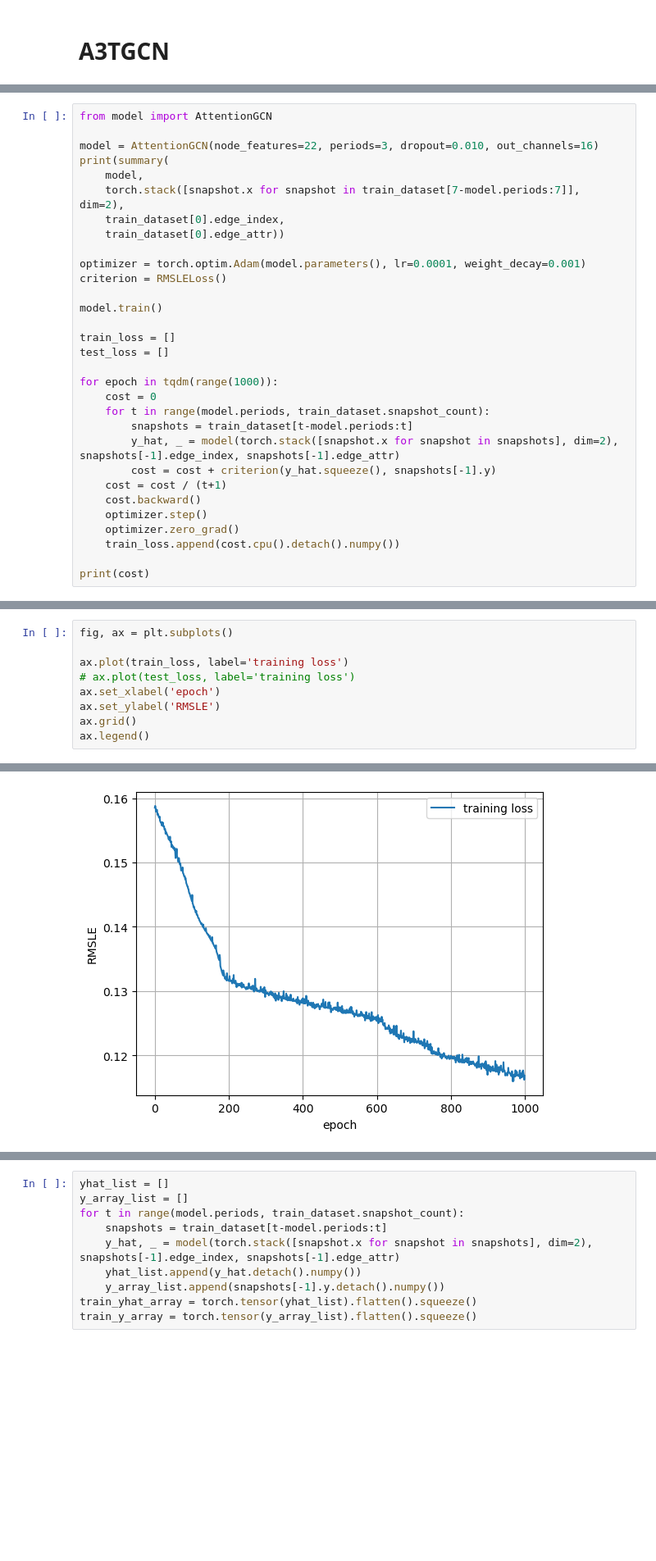
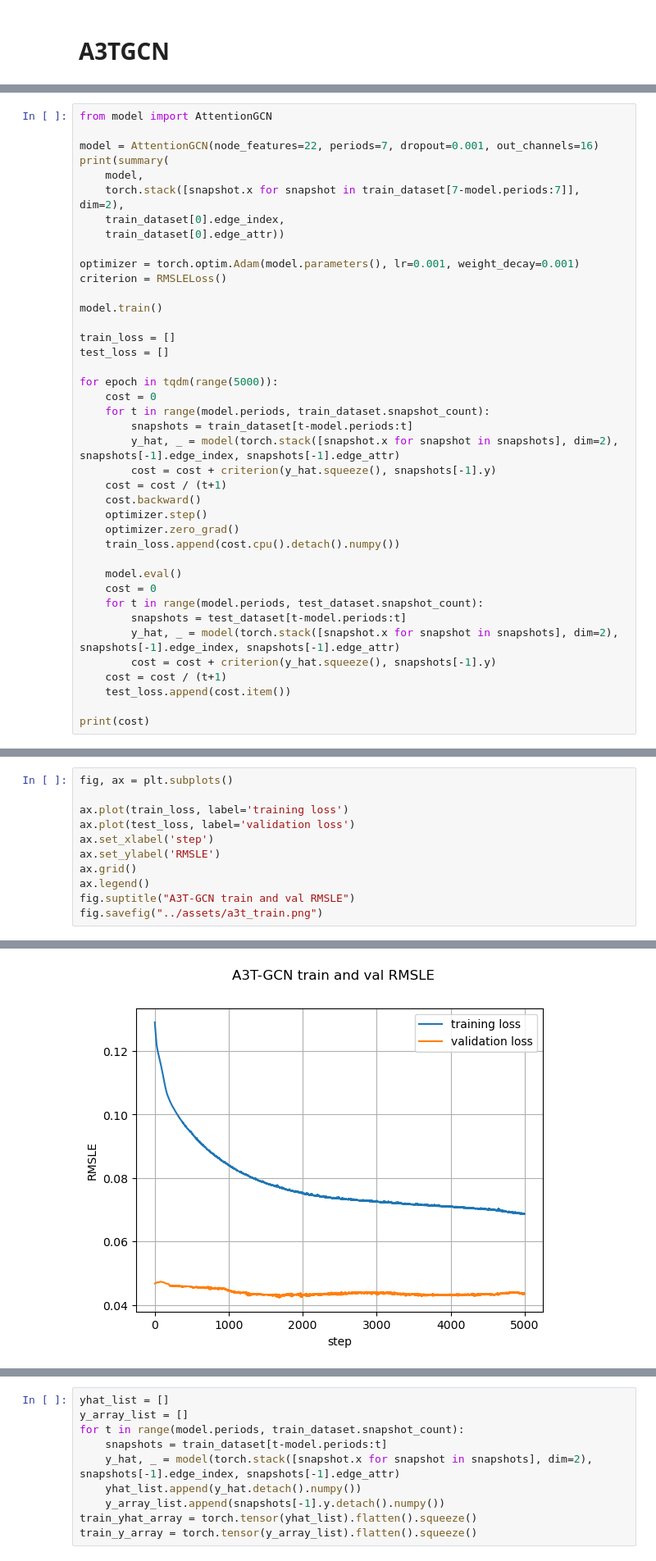
Before and after one commit to hwunrow/cgnn, a Jupyter notebook: src/main.ipynb, the cells around one changed output, grey strips where cells are left out. Shown at 82% size. Drawn from its saved outputs; the diff is of its cells as text; blank space fills up the shorter version.

```diff
--- a/src/main.ipynb
+++ b/src/main.ipynb
@@ -761,14 +855,14 @@ pd.read_csv("experiments/a3tgcn/results.csv")
 # %%
 from model import AttentionGCN
 
-model = AttentionGCN(node_features=22, periods=3, dropout=0.010, out_channels=16)
+model = AttentionGCN(node_features=22, periods=7, dropout=0.001, out_channels=16)
 print(summary(
     model,
     torch.stack([snapshot.x for snapshot in train_dataset[7-model.periods:7]], dim=2),
     train_dataset[0].edge_index,
     train_dataset[0].edge_attr))
 
-optimizer = torch.optim.Adam(model.parameters(), lr=0.0001, weight_decay=0.001)
+optimizer = torch.optim.Adam(model.parameters(), lr=0.001, weight_decay=0.001)
 criterion = RMSLELoss()
 
 model.train()
@@ -776,7 +870,7 @@ model.train()
 train_loss = []
 test_loss = []
 
-for epoch in tqdm(range(1000)):
+for epoch in tqdm(range(5000)):
     cost = 0
     for t in range(model.periods, train_dataset.snapshot_count):
         snapshots = train_dataset[t-model.periods:t]
@@ -788,6 +882,15 @@ for epoch in tqdm(range(1000)):
     optimizer.zero_grad()
     train_loss.append(cost.cpu().detach().numpy())
 
+    model.eval()
+    cost = 0
+    for t in range(model.periods, test_dataset.snapshot_count):
+        snapshots = test_dataset[t-model.periods:t]
+        y_hat, _ = model(torch.stack([snapshot.x for snapshot in snapshots], dim=2), snapshots[-1].edge_index, snapshots[-1].edge_attr)
+        cost = cost + criterion(y_hat.squeeze(), snapshots[-1].y)
+    cost = cost / (t+1)
+    test_loss.append(cost.item())
+
 print(cost)
 # %% [output]
 +---------------------+---------------------------+----------------+----------+
@@ -802,9 +905,11 @@ tensor(0.1169, grad_fn=<DivBackward0>)
 fig, ax = plt.subplots()
 
 ax.plot(train_loss, label='training loss')
-# ax.plot(test_loss, label='training loss')
-ax.set_xlabel('epoch')
+ax.plot(test_loss, label='validation loss')
+ax.set_xlabel('step')
 ax.set_ylabel('RMSLE')
 ax.grid()
 ax.legend()
+fig.suptitle("A3T-GCN train and val RMSLE")
+fig.savefig("../assets/a3t_train.png")
 # %% [output]
@@ -812,4 +916,4 @@ ax.legend()
-[figure, old version]
+[figure, new version]
 # %%
 model.eval()
 cost = 0
```
Also changed, not shown: parts of 24 cells of this notebook, 1 other file.
